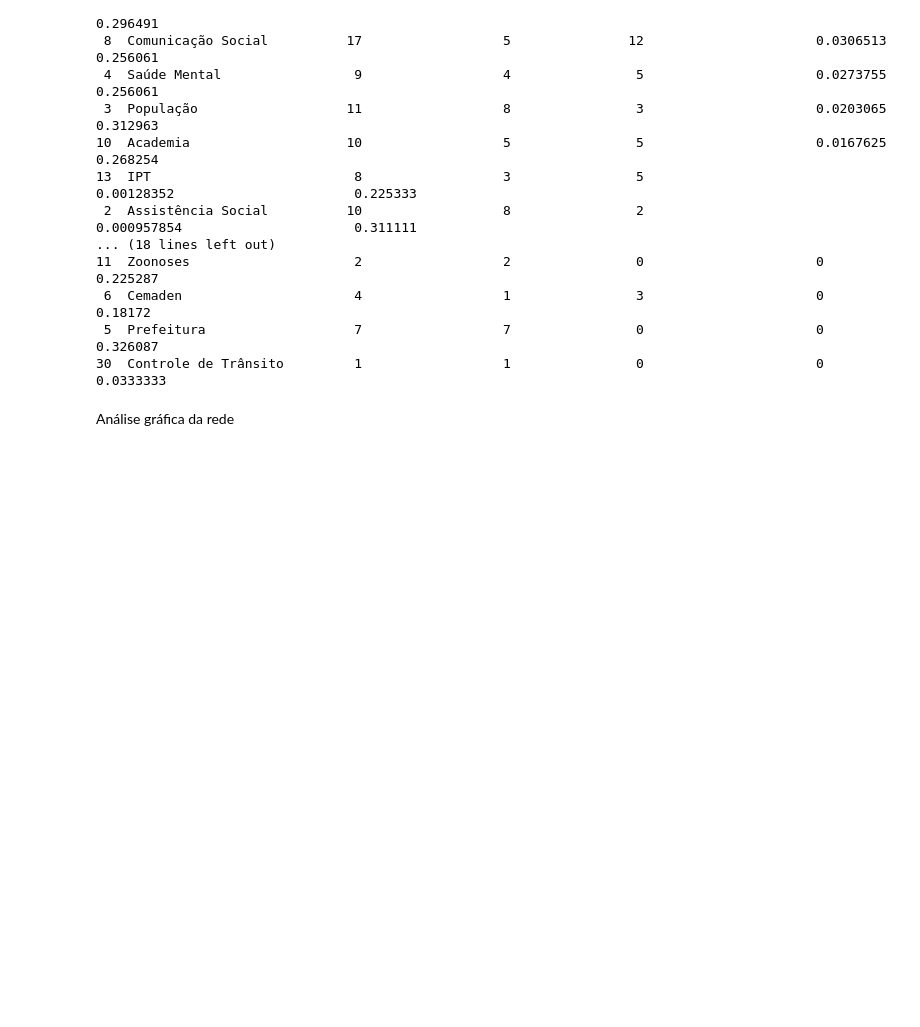
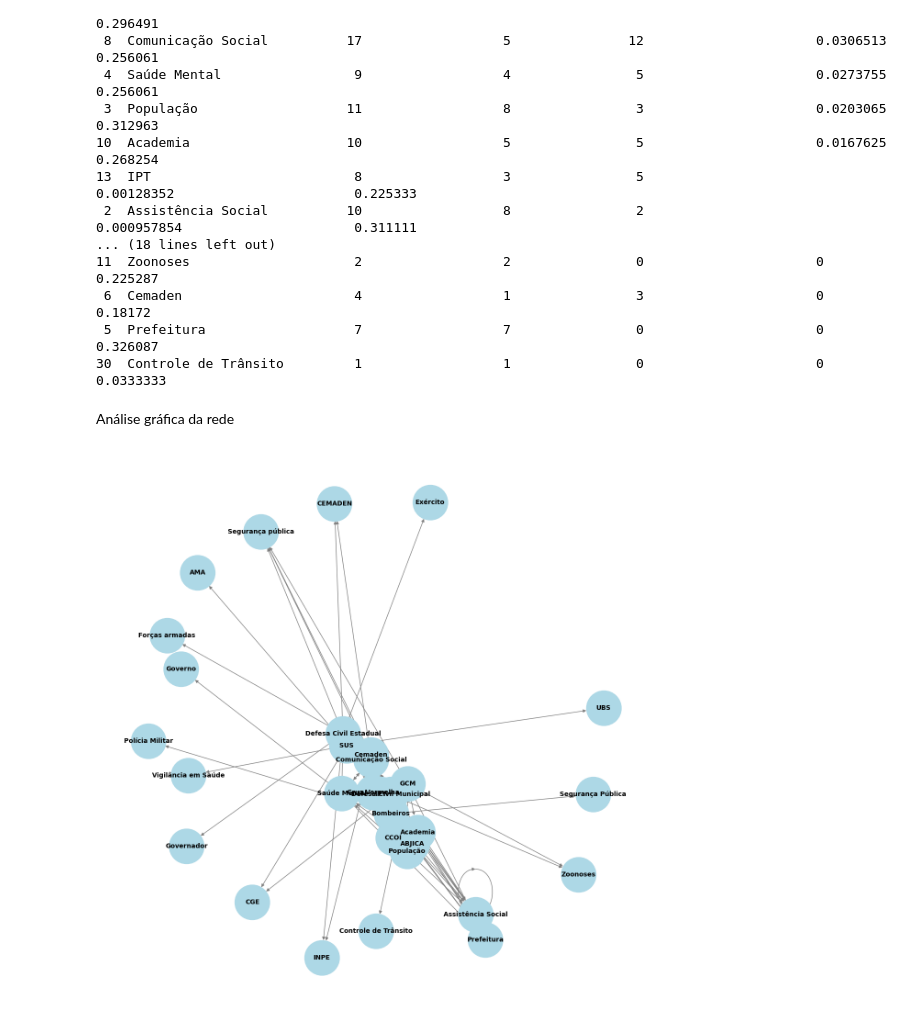
Before and after one commit to jairoalmeid/RUA, a Jupyter notebook: 1 - Resposta ao Desastre/Teoria dos grafos - Rede de cooperação.ipynb, the cells around one changed output. Cells and saved outputs as stored; diff of their text form; code cells hidden in the pictures; blank space fills up the shorter version.

Commit message:
Update teoria dos grafos
Utilização do matplotlib para plotagem de grafo alternativo

```diff
--- a/1 - Resposta ao Desastre/Teoria dos grafos - Rede de cooperação.ipynb
+++ b/1 - Resposta ao Desastre/Teoria dos grafos - Rede de cooperação.ipynb
@@ -153,30 +155,38 @@ node_trace = go.Scatter(
     )
 )
 
 # Adicionando as informações de hover com base nos dados do DataFrame
 node_text = []
 for node in G.nodes():
     node_info = f"{node}<br>Grau: {degree[node]}<br>Grau de Entrada: {in_degree[node]}<br>Grau de Saída: {out_degree[node]}"
     node_text.append(node_info)
 
 node_trace.text = node_text
 
 # Criando a figura interativa
 fig = go.Figure(data=[edge_trace, node_trace],
                 layout=go.Layout(
                     title='Grafo de Conexões entre Entidades',
                     titlefont_size=16,
                     showlegend=False,
                     hovermode='closest',
                     margin=dict(b=0, l=0, r=0, t=0),
                     annotations=[dict(
                         text=f"Total de Conexões: {total_conexoes}",
                         showarrow=False,
                         xref="paper", yref="paper",
                         x=0.005, y=0.005
                     )],
                     xaxis=dict(showgrid=False, zeroline=False),
                     yaxis=dict(showgrid=False, zeroline=False))
                 )
 
 fig.show()
+
+# Desenha o grafo
+plt.figure(figsize=(12, 12))
+pos = nx.spring_layout(G)
+nx.draw(G, pos, with_labels=True, node_size=3000, node_color="lightblue", font_size=10, font_weight='bold', edge_color='gray')
+plt.show()
+# %% [output]
+[figure, added]
```
Also changed, not shown: parts of 2 cells of this notebook.
